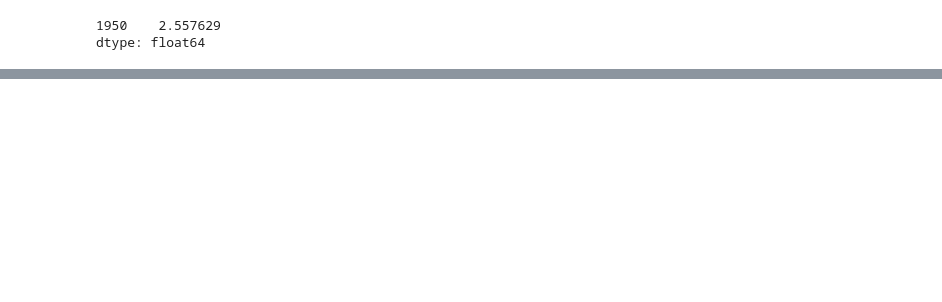
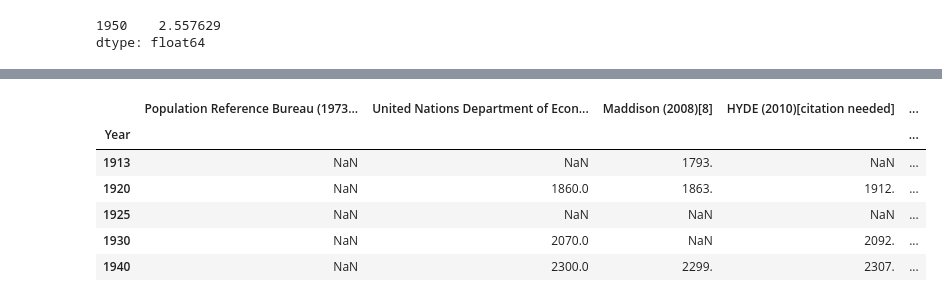
Before and after one commit to AllenDowney/ModSimPy, a Jupyter notebook: code/chap03.ipynb, the cells around one changed output, grey strips where cells are left out. Saved outputs shown, nothing was run; the diff lists cells and outputs as text; code cells hidden in the pictures; blank space fills up the shorter version.

```diff
--- a/code/chap03.ipynb
+++ b/code/chap03.ipynb
@@ -219,0 +385,10 @@ plot_model(state)
+# %%
+df1.tail()
+# %% [output]
+|  | Population Reference Bureau (1973... | United Nations Department of Econ... | Maddison (2008)[8] | HYDE (2010)[citation needed] | ... |
+| Year |  |  |  |  | ... |
+| 1913 | NaN | NaN | 1793. | NaN | ... |
+| 1920 | NaN | 1860.0 | 1863. | 1912. | ... |
+| 1925 | NaN | NaN | NaN | NaN | ... |
+| 1930 | NaN | 2070.0 | NaN | 2092. | ... |
+| 1940 | NaN | 2300.0 | 2299. | 2307. | ... |
```
Also changed, not shown: parts of 55 cells of this notebook, 2 other files.
